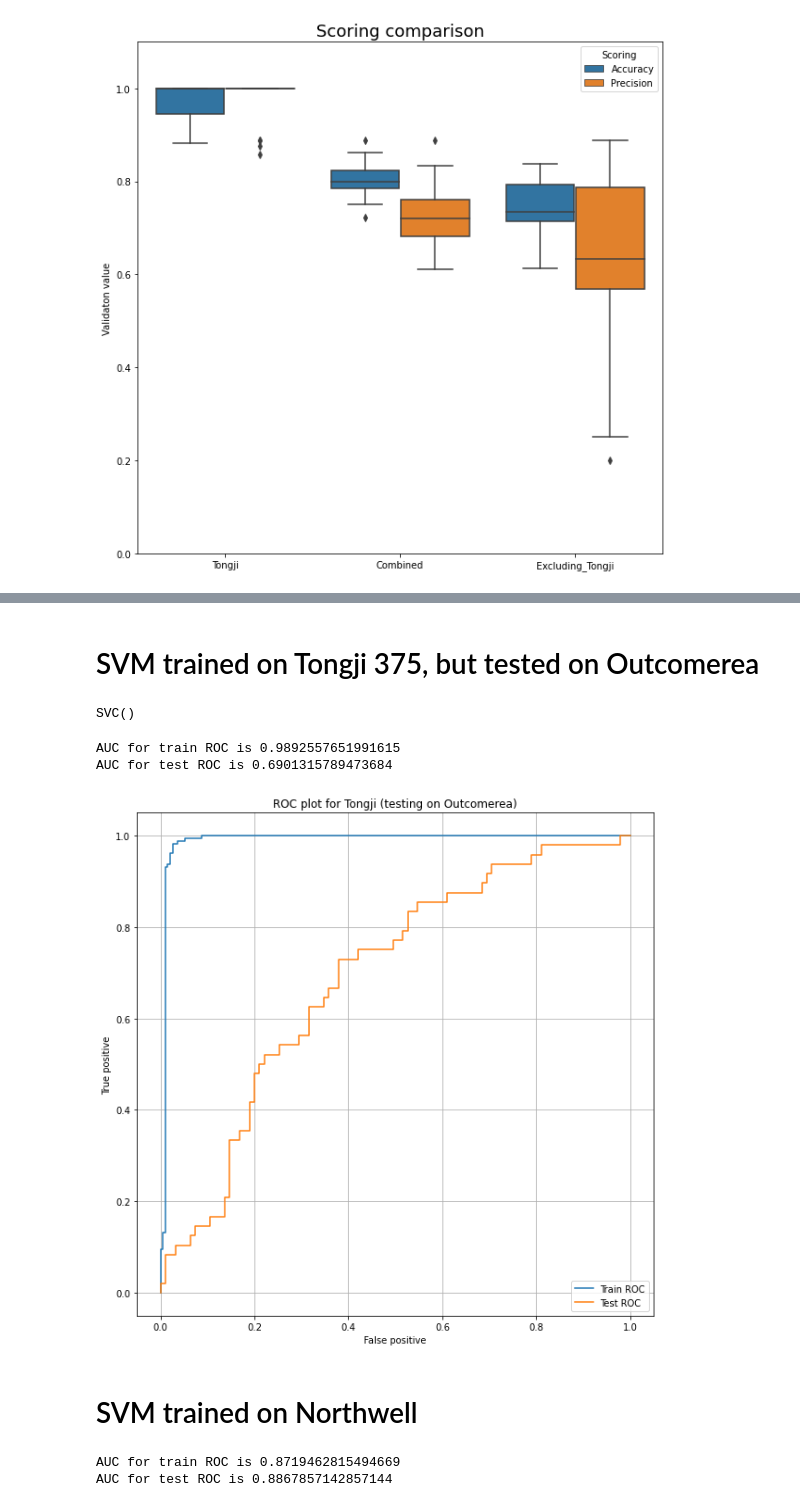
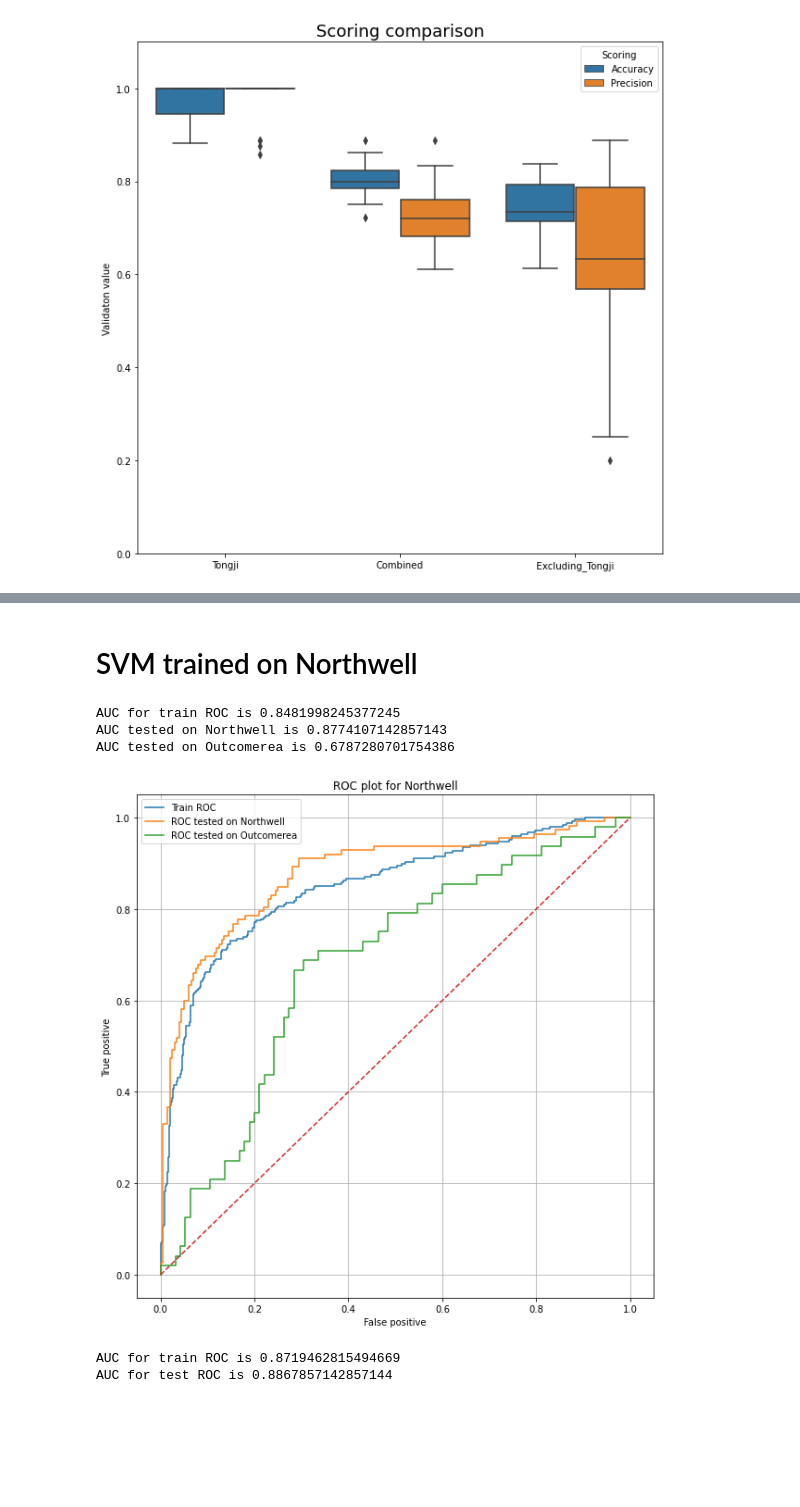
Before and after one commit to konrad-komisarczyk/wb2021, a Jupyter notebook: SVM_test.ipynb, the cells around one changed output, grey strips where cells are left out. Cells and saved outputs as stored; diff of their text form; code cells hidden in the pictures; blank space fills up the shorter version.

```diff
--- a/SVM_test.ipynb
+++ b/SVM_test.ipynb
@@ -170,2 +180,0 @@ AUC for test ROC is 0.9904837430610627
-# %% [markdown]
-# SVM trained on Tongji 375, but tested on Outcomerea
@@ -174,4 +180,0 @@ Outcomerea_FR_data = Outcomerea_FR_data.dropna()
-# %%
-svm.fit(X_t, y_t)
-# %% [output]
-SVC()
@@ -184,29 +181,39 @@ y_train_score_fr = svm.decision_function(X_t)
-# %%
-train_fpr, train_tpr, tr_thresholds = metrics.roc_curve(y_t, y_train_score_fr)
-test_fpr, test_tpr, te_thresholds = metrics.roc_curve(y_te_fr, y_test_score_fr)
-    #Drawing ROC curve
-plt.grid()
-plt.plot(train_fpr,train_tpr, label = "Train ROC")
-plt.plot(test_fpr,test_tpr, label = "Test ROC")
-plt.legend()
-plt.title("ROC plot for Tongji (testing on Outcomerea)")
-plt.xlabel("False positive")
-plt.ylabel("True positive")
-plt.rcParams["figure.figsize"] = (10,10)
-print("AUC for train ROC is %s"%metrics.auc(train_fpr, train_tpr))
-print("AUC for test ROC is %s"%metrics.auc(test_fpr, test_tpr))
-# %% [output]
-AUC for train ROC is 0.9892557651991615
-AUC for test ROC is 0.6901315789473684
-[figure, removed]
 # %% [markdown]
 # SVM trained on Northwell
 # %%
 Northwell_US_data = pd.read_csv("data/Northwell_US.csv")
 Northwell_US_data = Northwell_US_data.drop(['admission', 'discharge'], axis=1).dropna()
 # %%
-X_train_n = Northwell_US_data.drop(['id', 'LDH_first', 'hsCRP_first', 'lymphocytes_first', 'outcome'], axis = 1)
-y_train_n = np.array(Northwell_US_data['outcome'])
+X_n = Northwell_US_data.drop(['id', 'LDH_first', 'hsCRP_first', 'lymphocytes_first', 'outcome'], axis = 1)
+y_n = np.array(Northwell_US_data['outcome'])
+# %%
+X_train, X_test, y_train, y_test = train_test_split(X_n, y_n, test_size=0.3, random_state=42)
+y_test_score = svm.decision_function(X_test)
+y_train_score = svm.decision_function(X_train)
+y_test_score_n = svm.decision_function(X_te_fr)
+
+train_fpr, train_tpr, tr_thresholds = metrics.roc_curve(y_train, y_train_score)
+test_fpr, test_tpr, te_thresholds = metrics.roc_curve(y_test, y_test_score)
+test_fpr_fr, test_tpr_fr, te_thresholds_fr = metrics.roc_curve(y_te_fr, y_test_score_n)
+
+plt.grid()
+plt.plot(train_fpr,train_tpr, label = "Train ROC")
+plt.plot(test_fpr,test_tpr, label = "ROC tested on Northwell")
+plt.plot(test_fpr_fr,test_tpr_fr, label = "ROC tested on Outcomerea")
+plt.plot([0, 1], [0, 1], linestyle='--')
+plt.legend()
+plt.title("ROC plot for Northwell")
+plt.xlabel("False positive")
+plt.ylabel("True positive")
+plt.rcParams["figure.figsize"] = (10,10)
+print("AUC for train ROC is %s"%metrics.auc(train_fpr, train_tpr))
+print("AUC tested on Northwell is %s"%metrics.auc(test_fpr, test_tpr))
+print("AUC tested on Outcomerea is %s"%metrics.auc(test_fpr_fr, test_tpr_fr))
+# %% [output]
+AUC for train ROC is 0.8481998245377245
+AUC tested on Northwell is 0.8774107142857143
+AUC tested on Outcomerea is 0.6787280701754386
+[figure, added]
 # %%
 cross_northwell = svm_testing(X_train_n, y_train_n, "Northwell")
 # %% [output]
```
Also changed, not shown: parts of 16 cells of this notebook, 9 other files.
